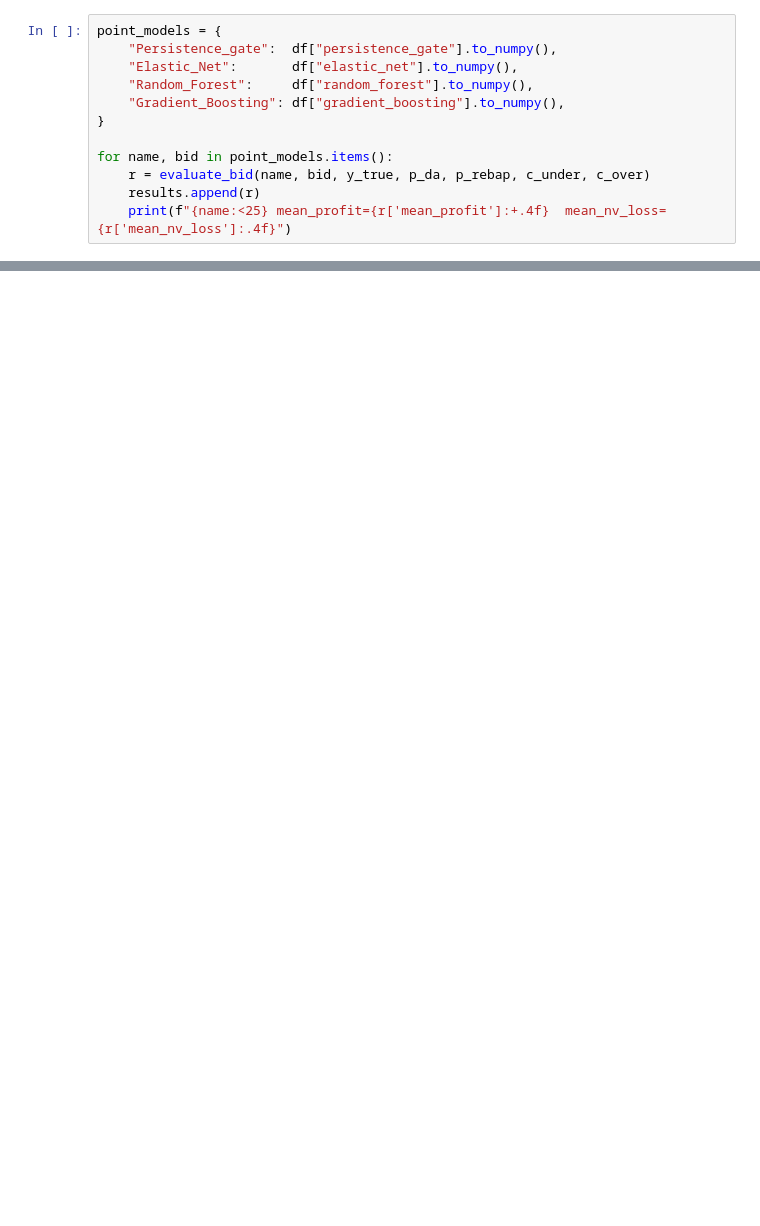
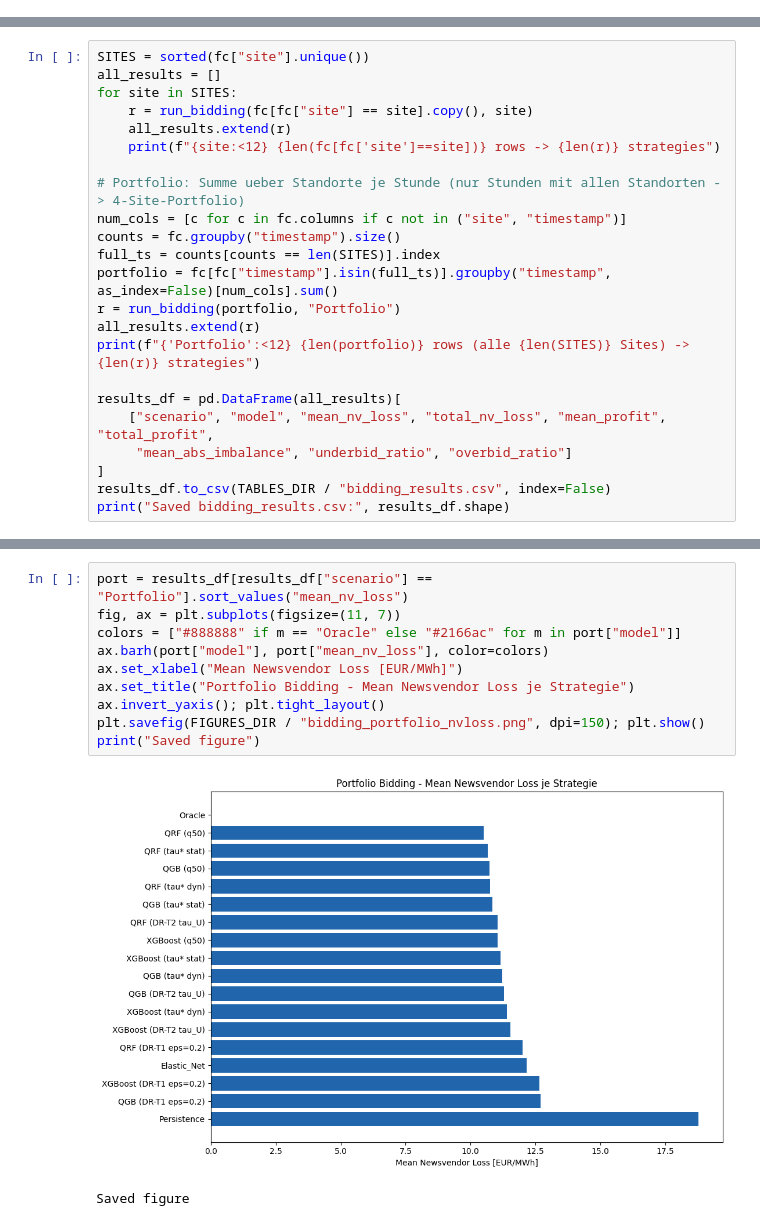
Before and after one commit to noahweis-uni/wind_bidding_project, a Jupyter notebook: notebooks/04_bidding_evaluation.ipynb, the cells around one changed output, grey strips where cells are left out. Cells and saved outputs as stored; diff of their text form; blank space fills up the shorter version.

```diff
--- a/notebooks/04_bidding_evaluation.ipynb
+++ b/notebooks/04_bidding_evaluation.ipynb
@@ -364,12 +0,0 @@ Das Modell bietet direkt seine Punktvorhersage — kein Quantil-Tuning möglich.
-# %%
-point_models = {
-    "Persistence_gate":  df["persistence_gate"].to_numpy(),
-    "Elastic_Net":       df["elastic_net"].to_numpy(),
-    "Random_Forest":     df["random_forest"].to_numpy(),
-    "Gradient_Boosting": df["gradient_boosting"].to_numpy(),
-}
-
-for name, bid in point_models.items():
-    r = evaluate_bid(name, bid, y_true, p_da, p_rebap, c_under, c_over)
-    results.append(r)
-    print(f"{name:<25} mean_profit={r['mean_profit']:+.4f}  mean_nv_loss={r['mean_nv_loss']:.4f}")
@@ -971,0 +165,23 @@ p_da sample:    [ 91.81  89.92  94.53 116.58 131.22]
+# %%
+SITES = sorted(fc["site"].unique())
+all_results = []
+for site in SITES:
+    r = run_bidding(fc[fc["site"] == site].copy(), site)
+    all_results.extend(r)
+    print(f"{site:<12} {len(fc[fc['site']==site])} rows -> {len(r)} strategies")
+
+# Portfolio: Summe ueber Standorte je Stunde (nur Stunden mit allen Standorten -> 4-Site-Portfolio)
+num_cols = [c for c in fc.columns if c not in ("site", "timestamp")]
+counts = fc.groupby("timestamp").size()
+full_ts = counts[counts == len(SITES)].index
+portfolio = fc[fc["timestamp"].isin(full_ts)].groupby("timestamp", as_index=False)[num_cols].sum()
+r = run_bidding(portfolio, "Portfolio")
+all_results.extend(r)
+print(f"{'Portfolio':<12} {len(portfolio)} rows (alle {len(SITES)} Sites) -> {len(r)} strategies")
+
+results_df = pd.DataFrame(all_results)[
+    ["scenario", "model", "mean_nv_loss", "total_nv_loss", "mean_profit", "total_profit",
+     "mean_abs_imbalance", "underbid_ratio", "overbid_ratio"]
+]
+results_df.to_csv(TABLES_DIR / "bidding_results.csv", index=False)
+print("Saved bidding_results.csv:", results_df.shape)
@@ -971,0 +227,13 @@ p_da sample:    [ 91.81  89.92  94.53 116.58 131.22]
+# %%
+port = results_df[results_df["scenario"] == "Portfolio"].sort_values("mean_nv_loss")
+fig, ax = plt.subplots(figsize=(11, 7))
+colors = ["#888888" if m == "Oracle" else "#2166ac" for m in port["model"]]
+ax.barh(port["model"], port["mean_nv_loss"], color=colors)
+ax.set_xlabel("Mean Newsvendor Loss [EUR/MWh]")
+ax.set_title("Portfolio Bidding - Mean Newsvendor Loss je Strategie")
+ax.invert_yaxis(); plt.tight_layout()
+plt.savefig(FIGURES_DIR / "bidding_portfolio_nvloss.png", dpi=150); plt.show()
+print("Saved figure")
+# %% [output]
+[figure, added]
+Saved figure
```
Also changed, not shown: parts of 57 cells of this notebook, 30 other files.
